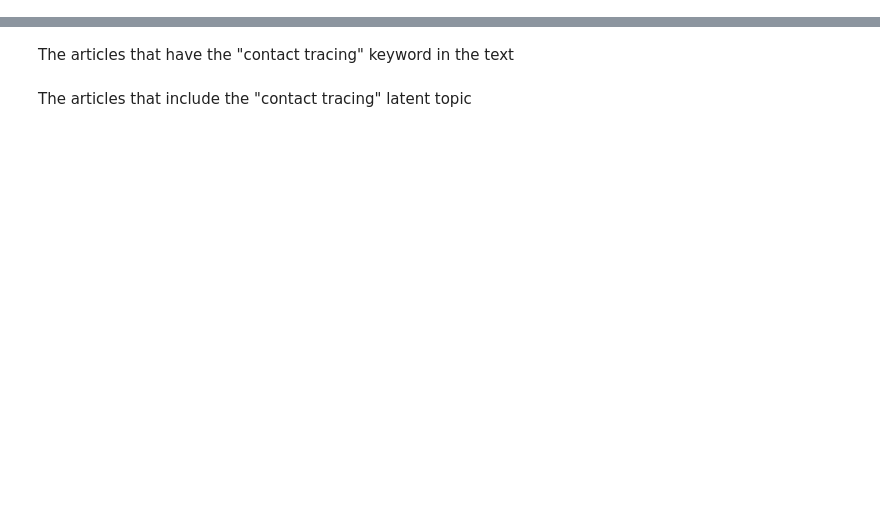
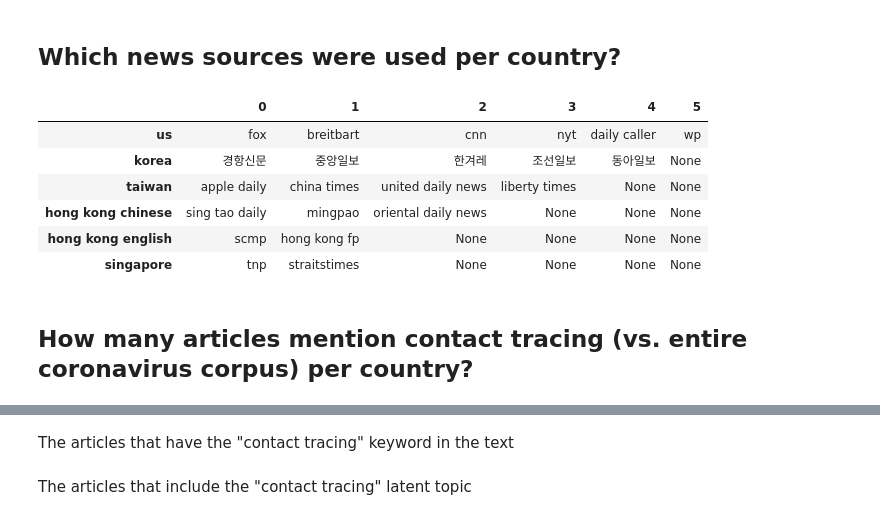
Before and after one commit to yenniejun/covid-news-analysis, a Jupyter notebook: contact tracing.ipynb, the cells around one changed output, grey strips where cells are left out. Cells and saved outputs as stored; diff of their text form; code cells hidden in the pictures; blank space fills up the shorter version.

```diff
--- a/contact tracing.ipynb
+++ b/contact tracing.ipynb
@@ -45,3 +28,30 @@ singapore = pd.read_csv("singapore/data/text_proc.csv")
 # taiwan.loc[:, 'week_of_year'] = taiwan.date.apply(lambda d: get_week_of_year(parser.parse(d)))
 # hk_eng.loc[:, 'week_of_year'] = hk_eng.date.apply(lambda d: get_week_of_year(parser.parse(d)))
 # hk_ch.loc[:, 'week_of_year'] = hk_ch.date.apply(lambda d: get_week_of_year(parser.parse(d)))
+# %% [markdown]
+## Which news sources were used per country?
+# %%
+news_sources = [
+    set(us.source),
+    set(kor.source),
+    set(taiwan.source),
+    set(hk_ch.source),
+    set(hk_eng.source),
+    set(singapore.source)
+]
+# %%
+df = pd.DataFrame(data=news_sources,
+                  index=['us', 'korea', 'taiwan', 'hong kong chinese', 'hong kong english', 'singapore'],
+)
+# %%
+df
+# %% [output]
+|  | 0 | 1 | 2 | 3 | 4 | 5 |
+| us | fox | breitbart | cnn | nyt | daily caller | wp |
+| korea | 경항신문 | 중앙일보 | 한겨레 | 조선일보 | 동아일보 | None |
+| taiwan | apple daily | china times | united daily news | liberty times | None | None |
+| hong kong chinese | sing tao daily | mingpao | oriental daily news | None | None | None |
+| hong kong english | scmp | hong kong fp | None | None | None | None |
+| singapore | tnp | straitstimes | None | None | None | None |
+# %% [markdown]
+## How many articles mention contact tracing (vs. entire coronavirus corpus) per country?
```
Also changed, not shown: parts of 12 cells of this notebook, 1 other file.
